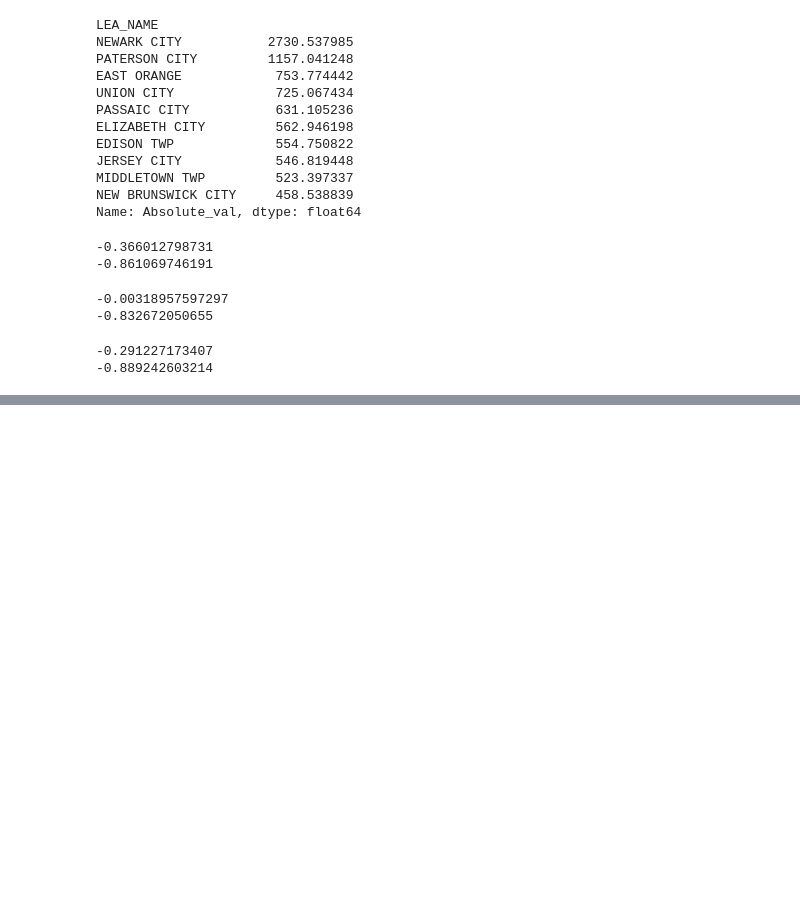
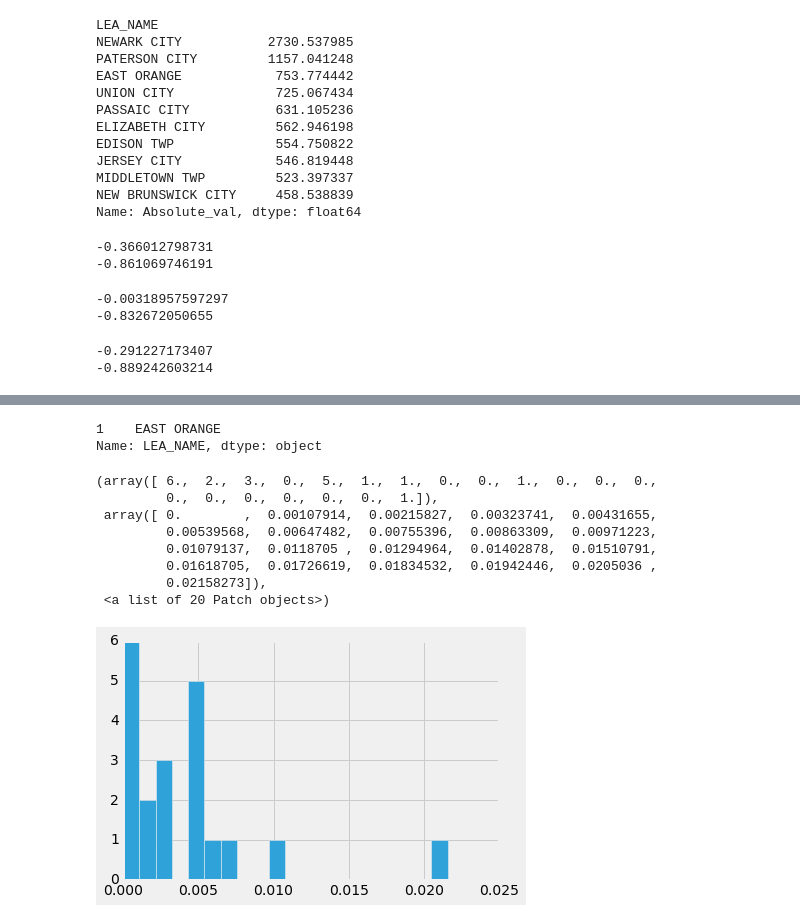
Before and after one commit to epetenko/Diversity_index_schools, a Jupyter notebook: Diversity_index_schools.ipynb, the cells around one changed output, grey strips where cells are left out. Saved outputs shown, nothing was run; the diff lists cells and outputs as text; code cells hidden in the pictures; blank space fills up the shorter version.

```diff
--- a/Diversity_index_schools.ipynb
+++ b/Diversity_index_schools.ipynb
@@ -148,0 +212,16 @@ print test
+# %%
+spectwo = df[df["DIST_ID"]=="1210"]
+print spectwo["LEA_NAME"].head(1)
+plt.hist(spectwo['White_pcnt'], bins=20)
+# %% [output]
+1    EAST ORANGE
+Name: LEA_NAME, dtype: object
+(array([ 6.,  2.,  3.,  0.,  5.,  1.,  1.,  0.,  0.,  1.,  0.,  0.,  0.,
+         0.,  0.,  0.,  0.,  0.,  0.,  1.]),
+ array([ 0.        ,  0.00107914,  0.00215827,  0.00323741,  0.00431655,
+         0.00539568,  0.00647482,  0.00755396,  0.00863309,  0.00971223,
+         0.01079137,  0.0118705 ,  0.01294964,  0.01402878,  0.01510791,
+         0.01618705,  0.01726619,  0.01834532,  0.01942446,  0.0205036 ,
+         0.02158273]),
+ <a list of 20 Patch objects>)
+[figure, added]
```
Also changed, not shown: parts of 11 cells of this notebook.
